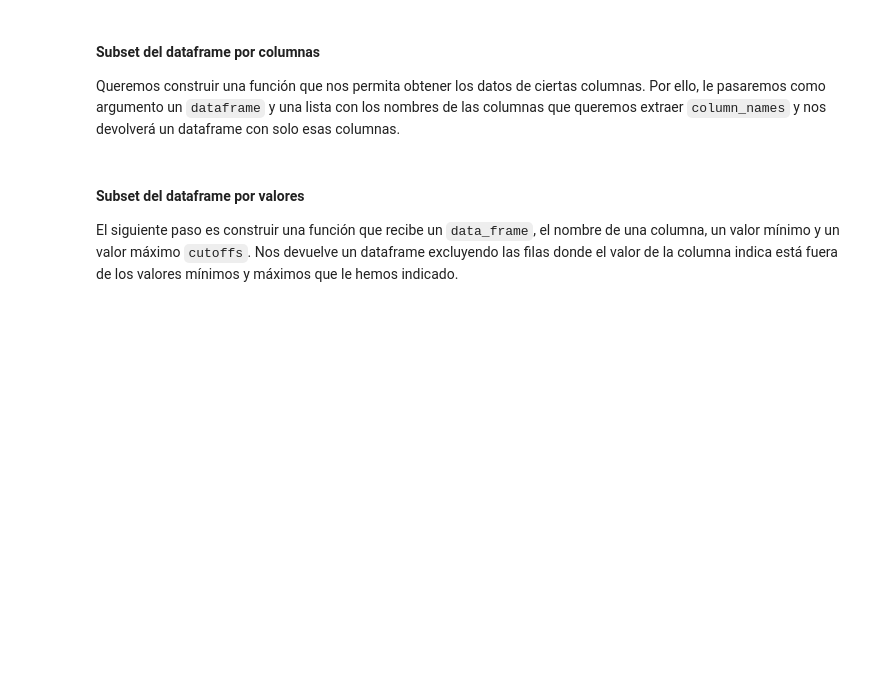
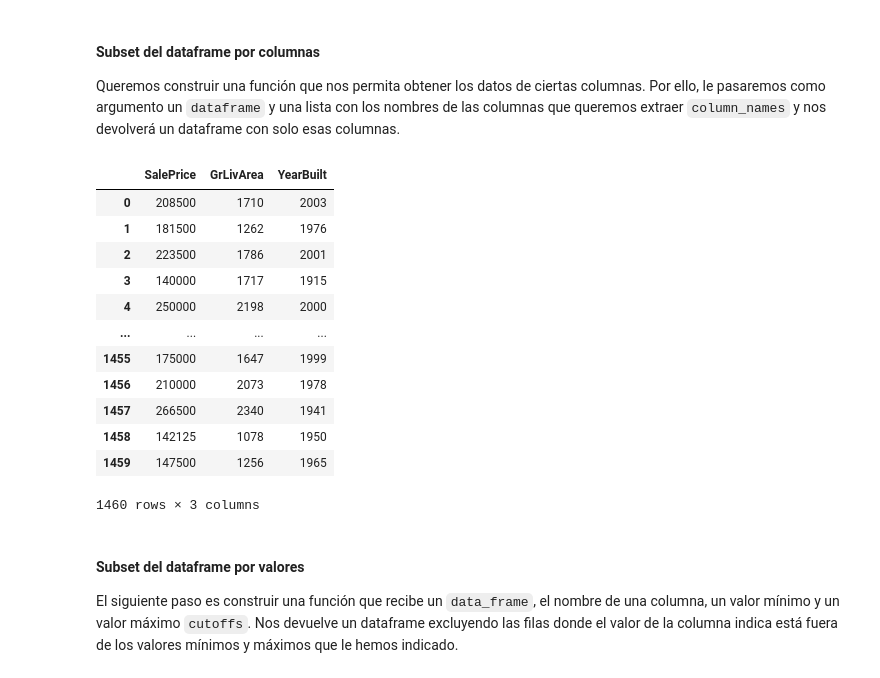
Before and after one commit to gcordova19/calculo, a Jupyter notebook: ALG00-Practica.ipynb, the cells around one changed output. Cells and saved outputs as stored; diff of their text form; code cells hidden in the pictures; blank space fills up the shorter version.

```diff
--- a/ALG00-Practica.ipynb
+++ b/ALG00-Practica.ipynb
@@ -647,10 +708,30 @@ def select_columns(data_frame, column_names):
         column_names -- Lista con los nombres de las columnas a seleccionar
 
     Ejemplo:
-        data = read_into_data_frame('train.csv')
+        data = read_to_df('train.csv')
         selected_columns = ['SalePrice', 'GrLivArea', 'YearBuilt']
         sub_df = select_columns(data, selected_columns)
     """
+    return data_frame.loc[:, column_names]
+# %%
+data = read_to_df(tr_path)
+selected_columns = ['SalePrice', 'GrLivArea', 'YearBuilt']
+sub_df = select_columns(data, selected_columns)
+sub_df
+# %% [output]
+|  | SalePrice | GrLivArea | YearBuilt |
+| 0 | 208500 | 1710 | 2003 |
+| 1 | 181500 | 1262 | 1976 |
+| 2 | 223500 | 1786 | 2001 |
+| 3 | 140000 | 1717 | 1915 |
+| 4 | 250000 | 2198 | 2000 |
+| ... | ... | ... | ... |
+| 1455 | 175000 | 1647 | 1999 |
+| 1456 | 210000 | 2073 | 1978 |
+| 1457 | 266500 | 2340 | 1941 |
+| 1458 | 142125 | 1078 | 1950 |
+| 1459 | 147500 | 1256 | 1965 |
+1460 rows × 3 columns
 # %% [markdown]
 #### Subset del dataframe por valores
 
```
Also changed, not shown: parts of 16 cells of this notebook, 1 other file.
